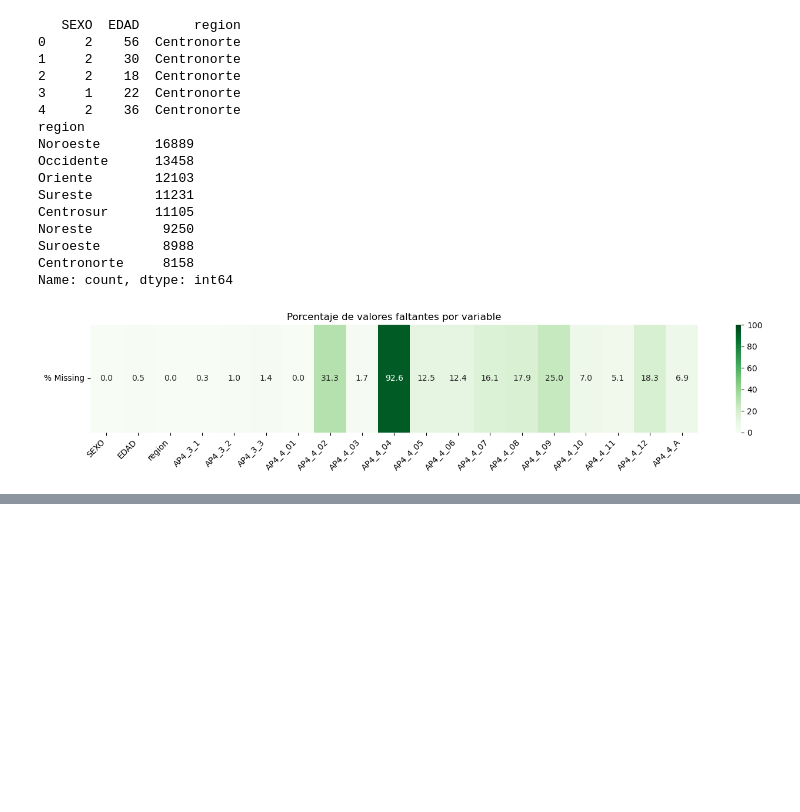
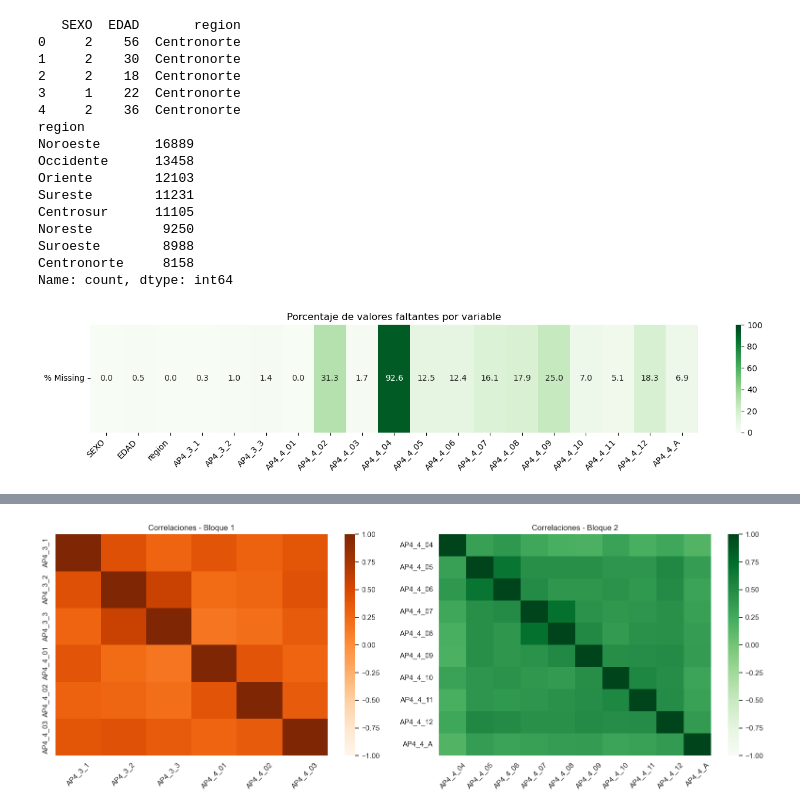
Before and after one commit to mariasolsampogna/E337_Grupo2, a Jupyter notebook: Cosas Poster/Poster.ipynb, the cells around one changed output, grey strips where cells are left out. Drawn from its saved outputs; the diff is of its cells as text; code cells hidden in the pictures; blank space fills up the shorter version.

```diff
--- a/Cosas Poster/Poster.ipynb
+++ b/Cosas Poster/Poster.ipynb
@@ -321,0 +464,42 @@ plt.show()
+# %%
+# Dividimos variables
+cols_1 = ["AP4_3_1", "AP4_3_2", "AP4_3_3",
+          "AP4_4_01", "AP4_4_02", "AP4_4_03"]
+
+cols_2 = ["AP4_4_04", "AP4_4_05", "AP4_4_06",
+          "AP4_4_07", "AP4_4_08", "AP4_4_09",
+          "AP4_4_10", "AP4_4_11", "AP4_4_12", "AP4_4_A"]
+
+# Correlaciones
+corr1 = df_analisis[cols_1].corr(method="spearman")
+corr2 = df_analisis[cols_2].corr(method="spearman")
+
+# Crear figura con dos paneles
+fig, axes = plt.subplots(1, 2, figsize=(16, 6))
+
+# Matriz 1
+sns.heatmap(
+    corr1,
+    annot=False,
+    cmap="Oranges",
+    vmin=-1, vmax=1,
+    ax=axes[0]
+)
+axes[0].set_title("Correlaciones - Bloque 1")
+axes[0].tick_params(axis='x', rotation=45)
+
+# Matriz 2
+sns.heatmap(
+    corr2,
+    annot=False,
+    cmap="Greens",
+    vmin=-1, vmax=1,
+    ax=axes[1]
+)
+axes[1].set_title("Correlaciones - Bloque 2")
+axes[1].tick_params(axis='x', rotation=45)
+
+plt.tight_layout()
+plt.show()
+# %% [output]
+[figure, added]
```
Also changed, not shown: parts of 32 cells of this notebook.
